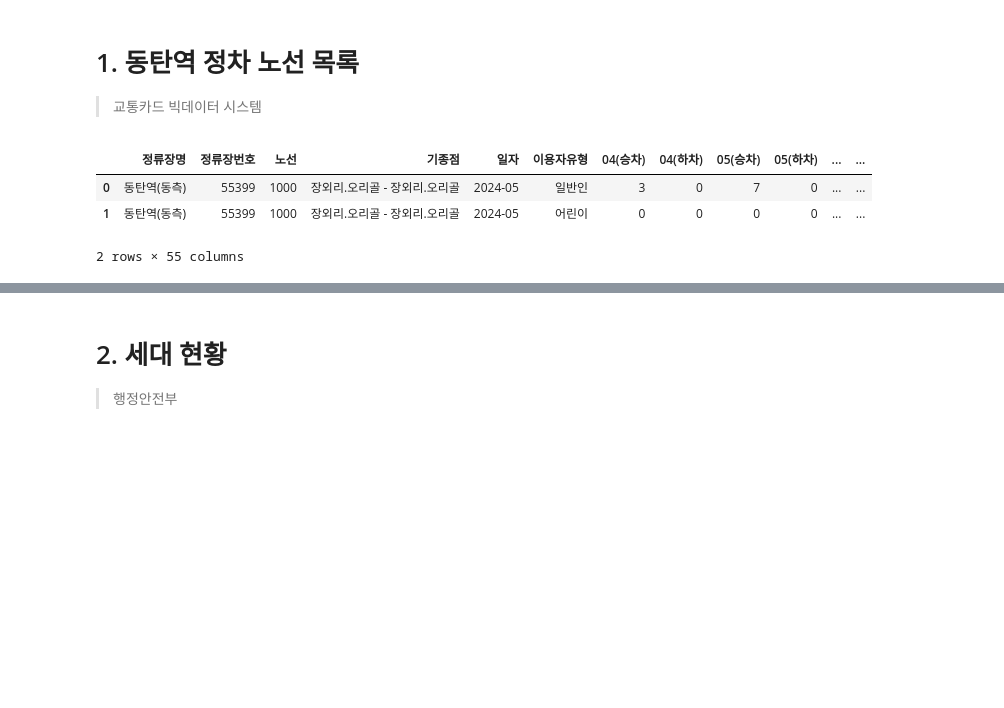
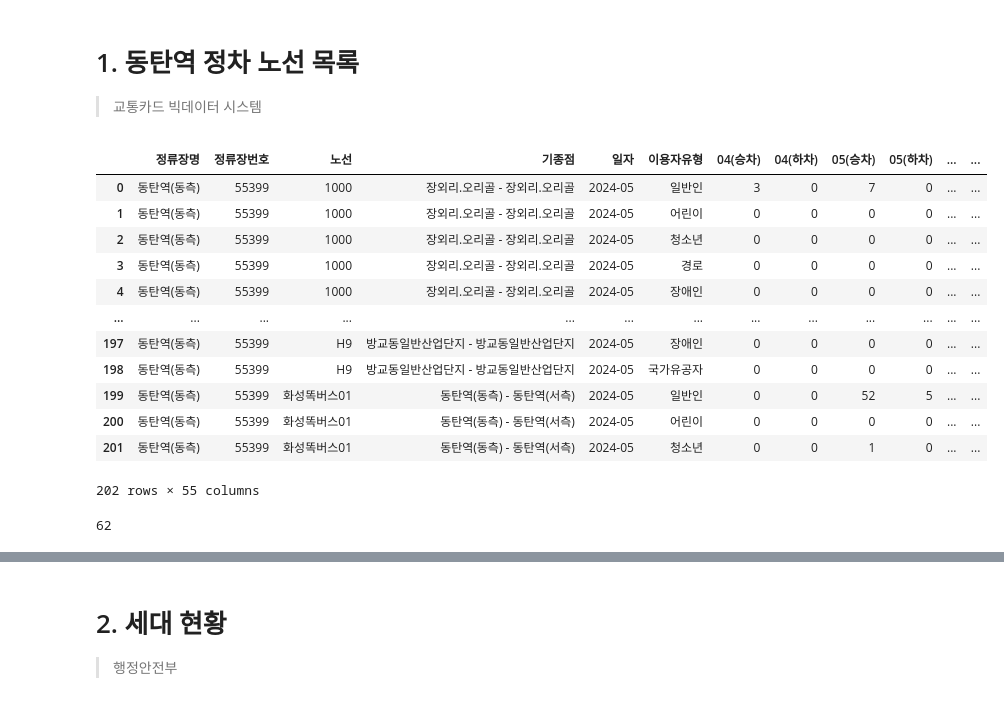
Before and after one commit to oneyoun/GTX-A-Bus-lane-optimization, a Jupyter notebook: 동릉이_data_check.ipynb, the cells around one changed output, grey strips where cells are left out. Cells and saved outputs as stored; diff of their text form; code cells hidden in the pictures; blank space fills up the shorter version.

```diff
--- a/동릉이_data_check.ipynb
+++ b/동릉이_data_check.ipynb
@@ -5,19 +5,32 @@ import requests
 # 1. 동탄역 정차 노선 목록
 > 교통카드 빅데이터 시스템
 # %%
-df_east = pd.read_csv('C:/Users/OneYoung/Documents/GitHub/GTX-A-Bus-lane-optimization/GTX_동탄역_data/교통카드 빅데이터/동탄역(동측)_노선·정류장 지표(정류장별 이용량)_20240617.csv', encoding = 'euc-kr')
-df_west = pd.read_csv('C:/Users/OneYoung/Documents/GitHub/GTX-A-Bus-lane-optimization/GTX_동탄역_data/교통카드 빅데이터/동탄역(서측)_노선·정류장 지표(정류장별 이용량)_20240617.csv', encoding = 'euc-kr')
+df_east = pd.read_csv('./GTX_동탄역_data/교통카드 빅데이터/동탄역(동측)_노선·정류장 지표(정류장별 이용량)_20240617.csv', encoding = 'euc-kr')
+df_west = pd.read_csv('./GTX_동탄역_data/교통카드 빅데이터/동탄역(서측)_노선·정류장 지표(정류장별 이용량)_20240617.csv', encoding = 'euc-kr')
 # %%
-df_east.head(2)
+df_east
 # %% [output]
 |  | 정류장명 | 정류장번호 | 노선 | 기종점 | 일자 | 이용자유형 | 04(승차) | 04(하차) | 05(승차) | 05(하차) | ... | ... |
 | 0 | 동탄역(동측) | 55399 | 1000 | 장외리.오리골 - 장외리.오리골 | 2024-05 | 일반인 | 3 | 0 | 7 | 0 | ... | ... |
 | 1 | 동탄역(동측) | 55399 | 1000 | 장외리.오리골 - 장외리.오리골 | 2024-05 | 어린이 | 0 | 0 | 0 | 0 | ... | ... |
+| 2 | 동탄역(동측) | 55399 | 1000 | 장외리.오리골 - 장외리.오리골 | 2024-05 | 청소년 | 0 | 0 | 0 | 0 | ... | ... |
+| 3 | 동탄역(동측) | 55399 | 1000 | 장외리.오리골 - 장외리.오리골 | 2024-05 | 경로 | 0 | 0 | 0 | 0 | ... | ... |
+| 4 | 동탄역(동측) | 55399 | 1000 | 장외리.오리골 - 장외리.오리골 | 2024-05 | 장애인 | 0 | 0 | 0 | 0 | ... | ... |
+| ... | ... | ... | ... | ... | ... | ... | ... | ... | ... | ... | ... | ... |
+| 197 | 동탄역(동측) | 55399 | H9 | 방교동일반산업단지 - 방교동일반산업단지 | 2024-05 | 장애인 | 0 | 0 | 0 | 0 | ... | ... |
+| 198 | 동탄역(동측) | 55399 | H9 | 방교동일반산업단지 - 방교동일반산업단지 | 2024-05 | 국가유공자 | 0 | 0 | 0 | 0 | ... | ... |
+| 199 | 동탄역(동측) | 55399 | 화성똑버스01 | 동탄역(동측) - 동탄역(서측) | 2024-05 | 일반인 | 0 | 0 | 52 | 5 | ... | ... |
+| 200 | 동탄역(동측) | 55399 | 화성똑버스01 | 동탄역(동측) - 동탄역(서측) | 2024-05 | 어린이 | 0 | 0 | 0 | 0 | ... | ... |
+| 201 | 동탄역(동측) | 55399 | 화성똑버스01 | 동탄역(동측) - 동탄역(서측) | 2024-05 | 청소년 | 0 | 0 | 1 | 0 | ... | ... |
-2 rows × 55 columns
+202 rows × 55 columns
 # %%
 #동탄역(동측+서측)에 정차하는 노선 목록 확인
 east = df_east['노선'].unique().tolist()
 west = df_west['노선'].unique().tolist()
 bus_lane = (east+west)
+# %%
+len(bus_lane)
+# %% [output]
+62
 # %%
 #노선수
```
Also changed, not shown: parts of 17 cells of this notebook, 2 other files.
